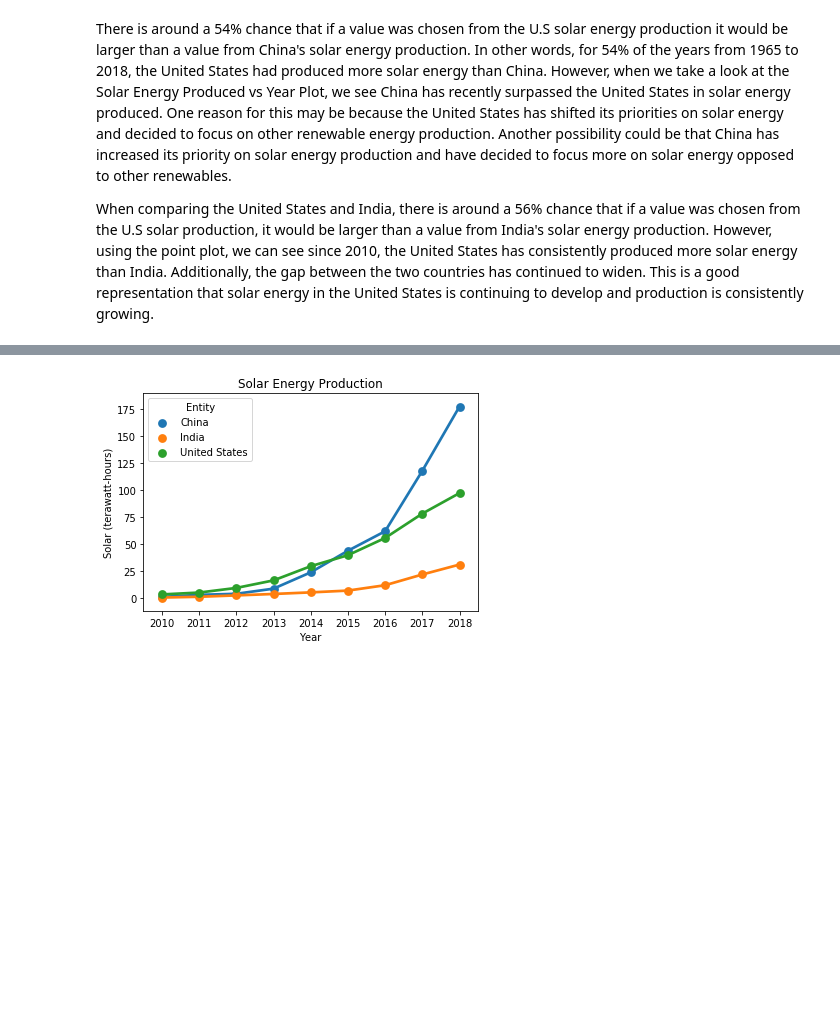
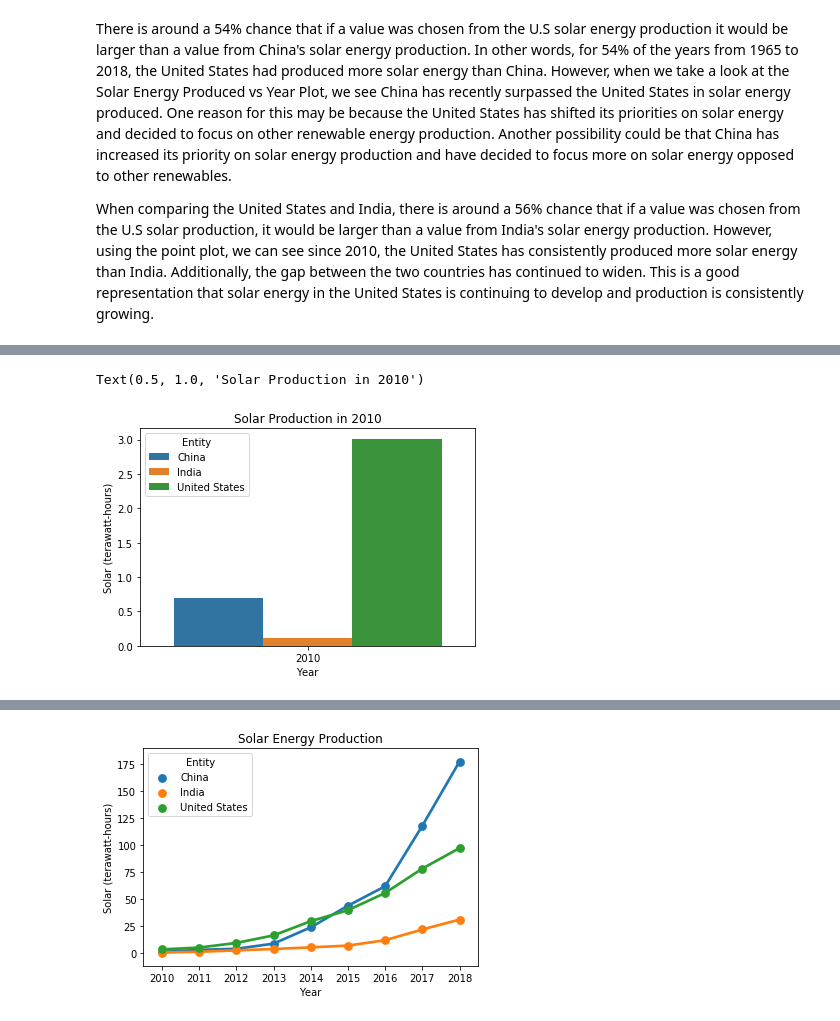
Before and after one commit to jhl126/Capstone1_Rename_later, a Jupyter notebook: Presentation.ipynb, the cells around one changed output, grey strips where cells are left out. Saved outputs shown, nothing was run; the diff lists cells and outputs as text; code cells hidden in the pictures; blank space fills up the shorter version.

Commit message:
Added bar plots

```diff
--- a/Presentation.ipynb
+++ b/Presentation.ipynb
@@ -121,3 +121,5 @@ sns.lineplot(
 Text(0.5, 1.0, 'Solar Energy Production')
 [figure]
 [interactive output not drawn]
+# %%
+early_yr = top_energy[top_energy['Year'] == 2010]
@@ -123,0 +136,7 @@ Text(0.5, 1.0, 'Solar Energy Production')
+# %%
+sns.barplot(
+    x=("Year"), y="Solar (terawatt-hours)", hue="Entity", data=early_yr
+).set_title("Solar Production in 2010")
+# %% [output]
+Text(0.5, 1.0, 'Solar Production in 2010')
+[figure, added]
```
Also changed, not shown: parts of 6 cells of this notebook.
